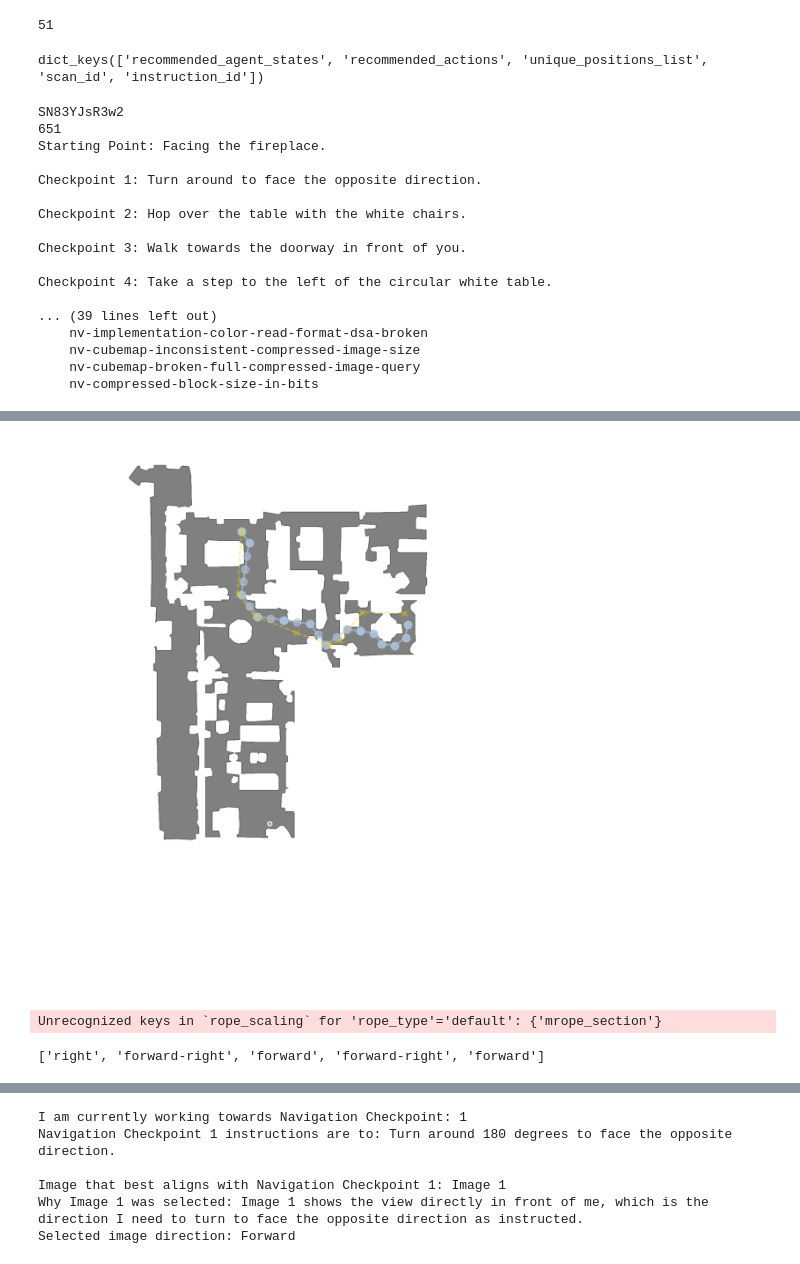
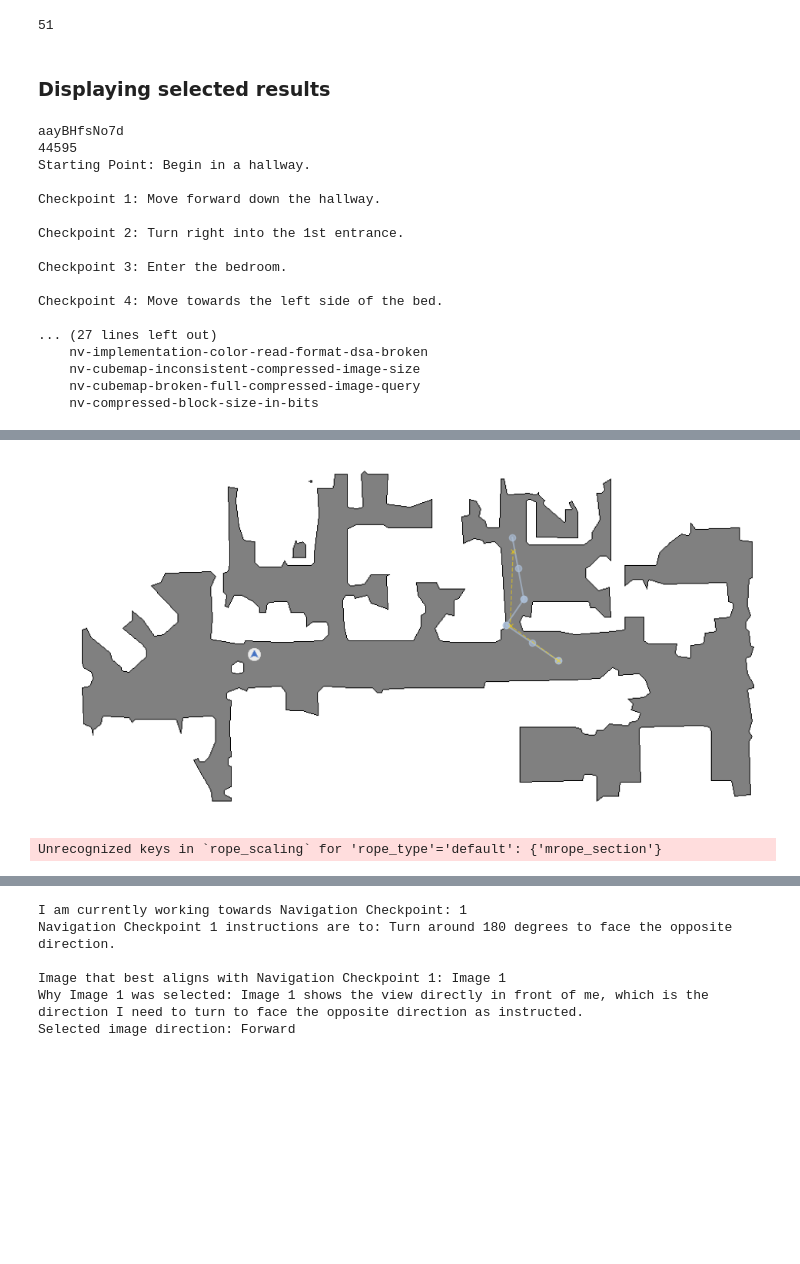
Before and after one commit to wsychiu/OCOM5300M_ResearchProject, a Jupyter notebook: data_exploration/exploring_scenes.ipynb, the cells around one changed output, grey strips where cells are left out. Cells and saved outputs as stored; diff of their text form; code cells hidden in the pictures; blank space fills up the shorter version.

```diff
--- a/data_exploration/exploring_scenes.ipynb
+++ b/data_exploration/exploring_scenes.ipynb
@@ -1477,7 +1495,7 @@ def get_eligible_gold_trajectories(scan_id_list, rxr_annotations, verbose=0):
 scan_id_list, rxr_annotations, n_records = get_rxr_annotations(training_annotations_path)
 # %%
 # File name of gold trajectories (for saving or retrieving from)
-gold_trajectories_fname = f'eligible_gold_paths_truncated'
+gold_trajectories_fname = f'eligible_gold_paths_nomap'
 
 # Assign to False if gold trajectories are already calculated
 calculate_gold_trajectories = False
@@ -1726,13 +1777,11 @@ torch.cuda.empty_cache()
 gc.collect()
 # %% [output]
 51
-# %%
-eligible_gold_trajectories[0].keys()
-# %% [output]
-dict_keys(['recommended_agent_states', 'recommended_actions', 'unique_positions_list', 'scan_id', 'instruction_id'])
+# %% [markdown]
+### Displaying selected results
 # %%
 # Demonstrating data structure of training data
-trajectory_num = 0
+trajectory_num = 1
 scan_id = training_data[trajectory_num]["scan_id"]
 instruction_id = training_data[trajectory_num]["instruction_id"]
 print(scan_id)
@@ -1751,19 +1800,19 @@ show_trajectory(scan_id,
                 gold_trajectory["recommended_agent_states"],
                 gold_trajectory["unique_positions_list"])
 # %% [output]
-SN83YJsR3w2
-651
-Starting Point: Facing the fireplace.
+aayBHfsNo7d
+44595
+Starting Point: Begin in a hallway.
 
-Checkpoint 1: Turn around to face the opposite direction.
+Checkpoint 1: Move forward down the hallway.
 
-Checkpoint 2: Hop over the table with the white chairs.
+Checkpoint 2: Turn right into the 1st entrance.
 
-Checkpoint 3: Walk towards the doorway in front of you.
+Checkpoint 3: Enter the bedroom.
 
-Checkpoint 4: Take a step to the left of the circular white table.
+Checkpoint 4: Move towards the left side of the bed.
 
-... (39 lines left out)
+... (27 lines left out)
     nv-implementation-color-read-format-dsa-broken
     nv-cubemap-inconsistent-compressed-image-size
     nv-cubemap-broken-full-compressed-image-query
@@ -1778,2 +1827,2 @@ PluginManager::Manager: duplicate static plugin AnyImageImporter, ignoring
-[figure, old version]
+[figure, new version]
 # %%
@@ -1793,7 +1844,3 @@ llm_model = "gpt-4o"
 # %% [output]
 Unrecognized keys in `rope_scaling` for 'rope_type'='default': {'mrope_section'}
-# %%
-print([step['action'] for step in trajectory_data])
-# %% [output]
-['right', 'forward-right', 'forward', 'forward-right', 'forward']
 # %%
```
Also changed, not shown: parts of 23 cells of this notebook, 5 other files.
